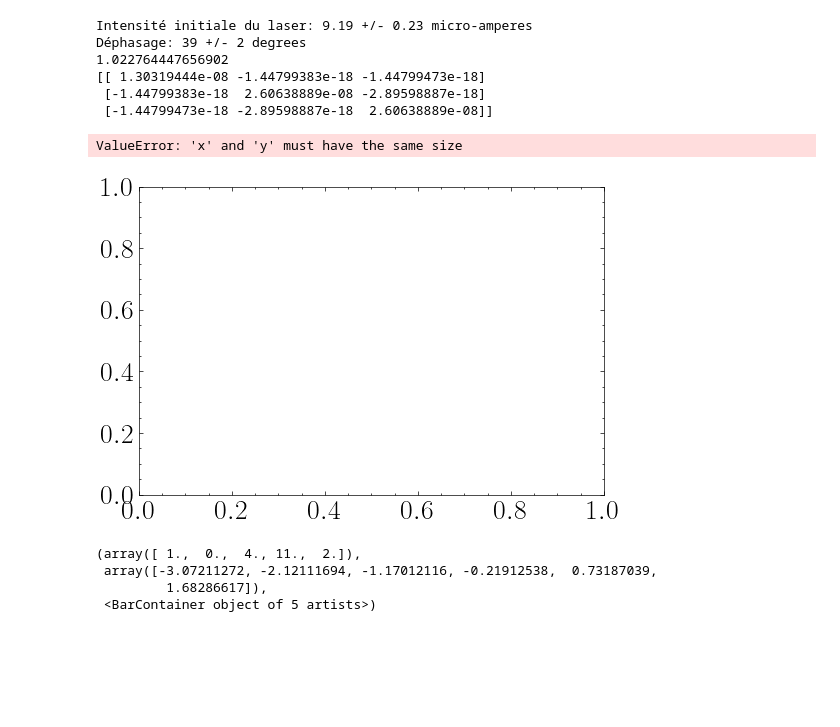
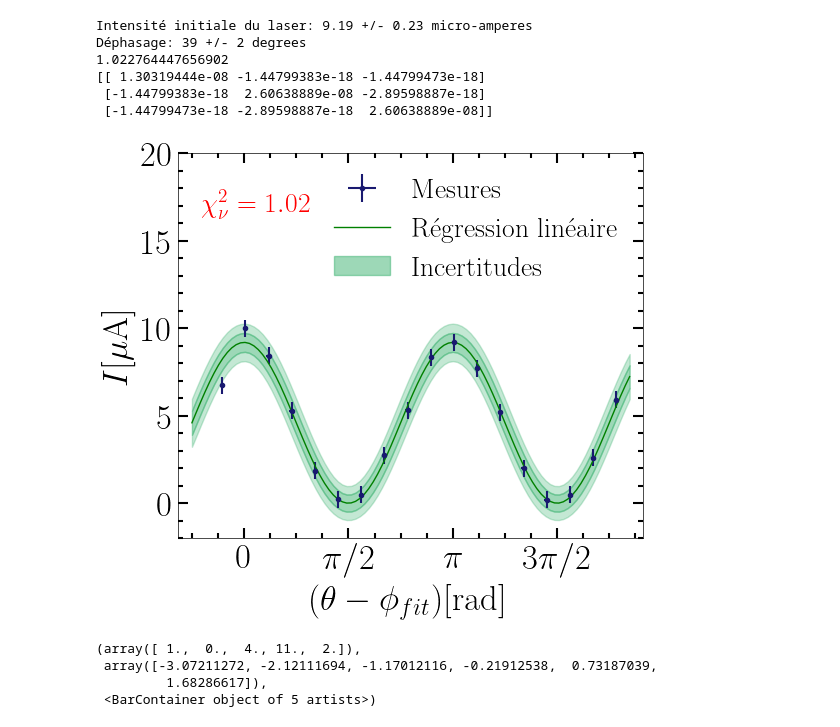
Before and after one commit to EnceladeCandy/phy3040, a Jupyter notebook: notebooks/optique_non_lineaire.ipynb, the cells around one changed output. Drawn from its saved outputs; the diff is of its cells as text; code cells hidden in the pictures; blank space fills up the shorter version.

```diff
--- a/notebooks/optique_non_lineaire.ipynb
+++ b/notebooks/optique_non_lineaire.ipynb
@@ -9,11 +9,11 @@ sys.path.append("../src")
 from regression import FrequentistRegression
 # from scipy.optimize import curve_fit
 params = {
-         'axes.labelsize': 20,
-         'axes.titlesize': 20,
-         'ytick.labelsize' :20,
-         'xtick.labelsize' :20,
-         'legend.fontsize': 15,
+         'axes.labelsize': 25,
+         'axes.titlesize': 25,
+         'ytick.labelsize' :25,
+         'xtick.labelsize' :25,
+         'legend.fontsize': 20,
          'xtick.major.size': 5,
          'xtick.minor.size': 4,
          'xtick.major.width': 3,
@@ -27,12 +27,12 @@ params = {
          'axes.labelcolor': "k",
          'ytick.labelcolor' : "k",
          'xtick.labelcolor' : "k",
-         'font.size': 15
+         'font.size': 20
          }
 plt.rcParams.update(params)
 plt.style.use('science')
 
-figure_folder = 'C://Users//Admin//Desktop//lab_optique//data//optique_non_lineaire'
+figure_folder = 'C://Users//noedi//Desktop//lab_optique//data//optique_non_lineaire'
 # %% [markdown]
 ## Semaine 1:
 Les différentes expériences de cette semaine incluent:
@@ -187,7 +187,7 @@ Déphasage: 39 +/- 2 degrees
 # %%
 from matplotlib.ticker import MultipleLocator
 # Première figure: Intensité versus angle
-fig, axs = plt.subplots(1, 1, figsize = (6, 4))
+fig, axs = plt.subplots(1, 1, figsize = (6, 5))
 ax = axs
 
 # Afficher mesures avec erreurs
@@ -225,36 +225,35 @@ k2 = 2
 ax.fill_between(
     x = x_fit,
     y1 = (intensity_fitted - k1 * std_intensity -1e-5) * 1e3,
     y2 = (intensity_fitted - (k2) * std_intensity) * 1e3,
     color = 'mediumseagreen',
     alpha = 0.3
     )
 
 ax.fill_between(
     x = x_fit,
     y1 = (intensity_fitted + k1 * std_intensity +1e-5) * 1e3,
     y2 = (intensity_fitted + (k2) * std_intensity) * 1e3,
     color = 'mediumseagreen',
     alpha = 0.3
     )
 # Rendre la figure plus jolie :)
-ax.set(xlabel = r"$(\theta-\phi_{fit})$[rad]", ylabel = r"$I$[$\mu$A]", xlim = [-1, 6.], ylim = [-2, 18])
+ax.set(xlabel = r"$(\theta-\phi_{fit})$[rad]", ylabel = r"$I$[$\mu$A]", xlim = [-1, 6.], ylim = [-2, 20])
 x_ticks = np.arange(0, 5, np.pi/2)
 x_tick_labels = [r"$0$", r"$\pi/2$", r"$\pi$", r"$3\pi/2$"]
 ax.xaxis.set_ticks(x_ticks)
 ax.xaxis.set_ticklabels(x_tick_labels)
 
 ax.tick_params(which = 'major', axis = 'both', length = 7, width = 1.5)
 ax.tick_params(which = 'minor', axis = 'both', length = 3.5, width = 1.5)
 ax.annotate(r"$\chi^2_{\nu} = %.2f$"%chi2, xy = (0.05, 0.85), xycoords = 'axes fraction', color = 'r', fontsize = 20)
 handles, labels = plt.gca().get_legend_handles_labels()
 order = [2,0,1]
 ax.legend([handles[idx] for idx in order],[labels[idx] for idx in order])
 plt.savefig(os.path.join(figure_folder, 'figure_malus.pdf'), bbox_inches = 'tight')
 # maj_ticks =
 # %% [output]
-ValueError: 'x' and 'y' must have the same size
-[figure, old version]
+[figure, new version]
 # %%
 plt.hist(norm_residuals, bins = 5)
 # %% [output]
```
Also changed, not shown: parts of 6 cells of this notebook, 1 other file.
